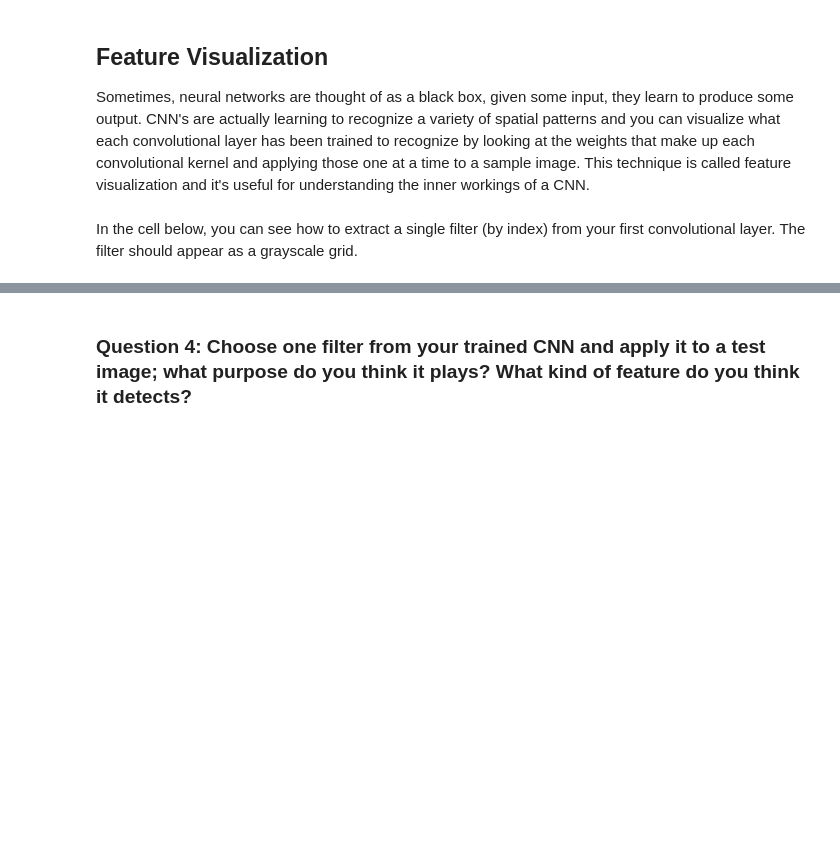
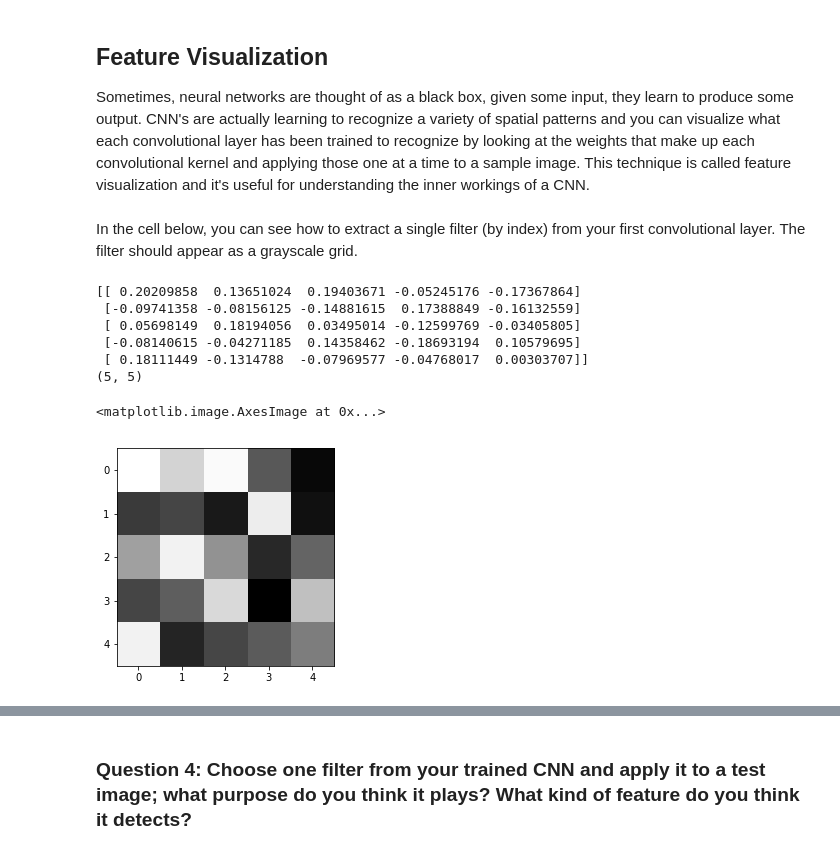
Before and after one commit to FififiJamie/P1_Facial_Keypoints, a Jupyter notebook: 2. Define the Network Architecture.ipynb, the cells around one changed output, grey strips where cells are left out. Cells and saved outputs as stored; diff of their text form; code cells hidden in the pictures; blank space fills up the shorter version.

```diff
--- a/2. Define the Network Architecture.ipynb
+++ b/2. Define the Network Architecture.ipynb
@@ -512,17 +544,26 @@ In the cell below, you can see how to extract a single filter (by index) from yo
 # %%
 # Get the weights in the first conv layer, "conv1"
 # if necessary, change this to reflect the name of your first conv layer
 weights1 = net.conv1.weight.data
 
 w = weights1.cpu().numpy()
 
-filter_index = 0
+filter_index = 1
 
 print(w[filter_index][0])
 print(w[filter_index][0].shape)
 
 # display the filter weights
 plt.imshow(w[filter_index][0], cmap='gray')
+# %% [output]
+[[ 0.20209858  0.13651024  0.19403671 -0.05245176 -0.17367864]
+ [-0.09741358 -0.08156125 -0.14881615  0.17388849 -0.16132559]
+ [ 0.05698149  0.18194056  0.03495014 -0.12599769 -0.03405805]
+ [-0.08140615 -0.04271185  0.14358462 -0.18693194  0.10579695]
+ [ 0.18111449 -0.1314788  -0.07969577 -0.04768017  0.00303707]]
+(5, 5)
+<matplotlib.image.AxesImage at 0x...>
+[figure, added]
 # %% [markdown]
 ## Feature maps
 
```
Also changed, not shown: parts of 15 cells of this notebook, 2 other files.
